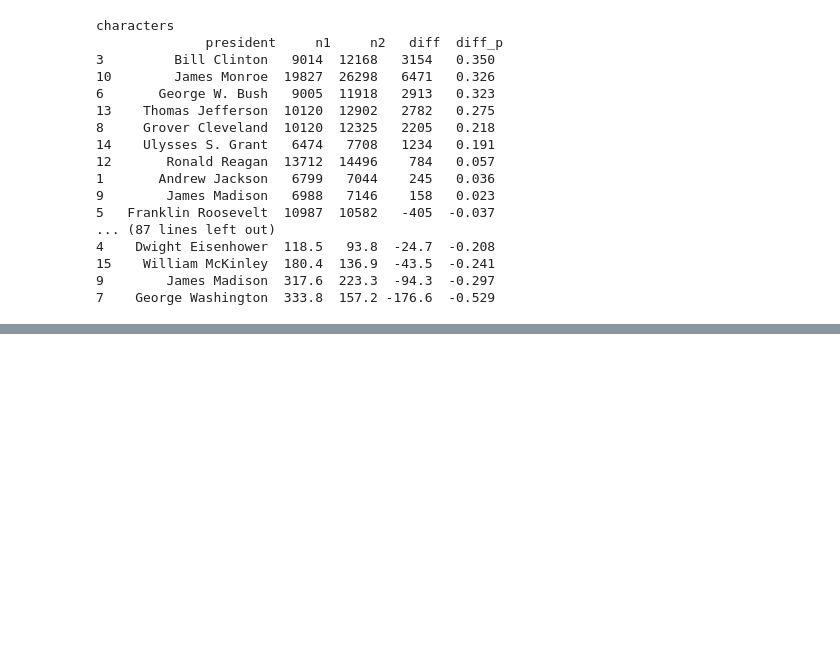
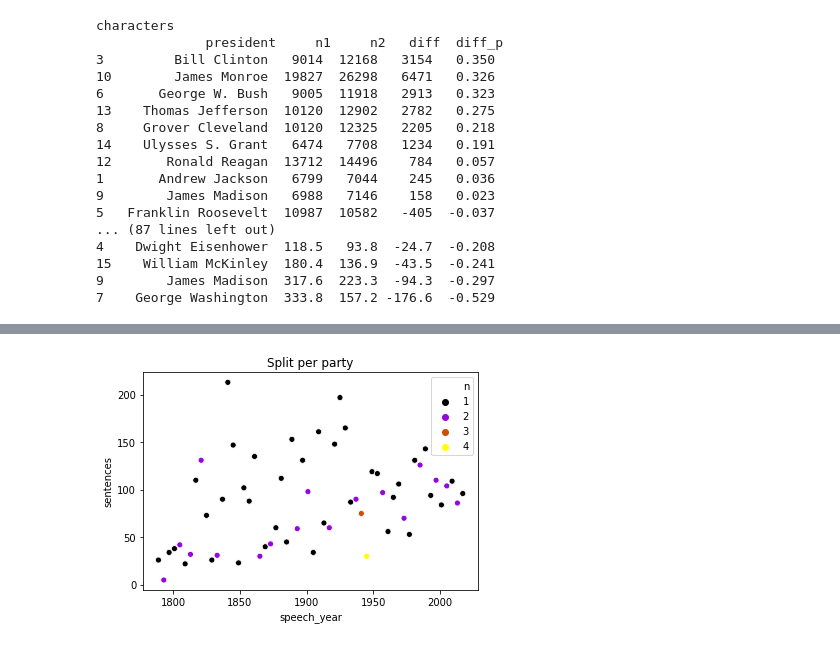
Before and after one commit to MichalWlodkowski/US_speeches, a Jupyter notebook: nlp.ipynb, the cells around one changed output, grey strips where cells are left out. Drawn from its saved outputs; the diff is of its cells as text; code cells hidden in the pictures; blank space fills up the shorter version.

```diff
--- a/nlp.ipynb
+++ b/nlp.ipynb
@@ -216,2 +245,8 @@ characters
+# %%
+sns.scatterplot(x=full_table.speech_year,y=full_table.sentences, hue = full_table.n, palette = 'gnuplot')
+plt.title('Split per party')
+plt.show()
+# %% [output]
+[figure, added]
 # %%
 ## Plot dla prezydentów:
```
Also changed, not shown: parts of 7 cells of this notebook, 1 other file.
